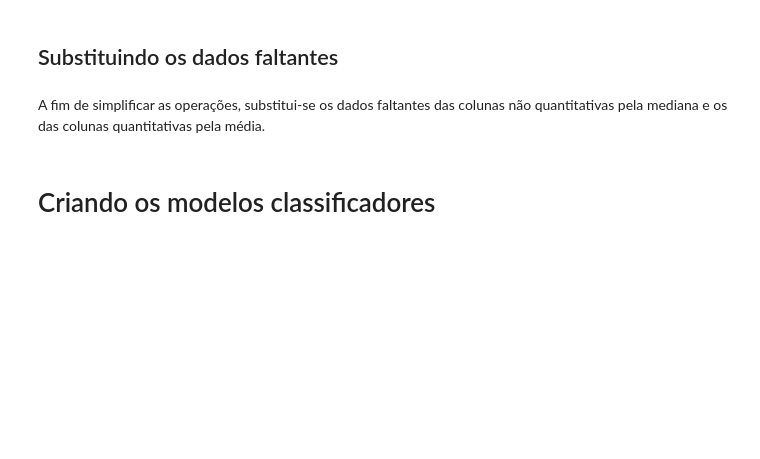
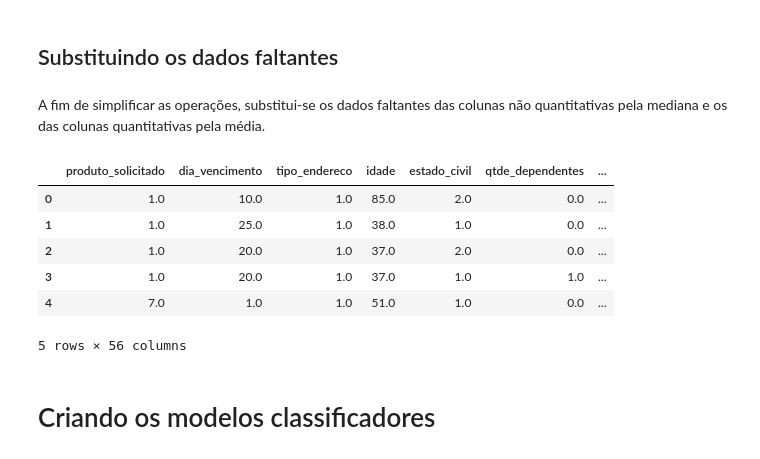
Before and after one commit to leandroassis/aprendizado-de-maquinas, a Jupyter notebook: classificador-de-credito.ipynb, the cells around one changed output. Drawn from its saved outputs; the diff is of its cells as text; code cells hidden in the pictures; blank space fills up the shorter version.

```diff
--- a/classificador-de-credito.ipynb
+++ b/classificador-de-credito.ipynb
@@ -42,9 +44,10 @@ Após gerar os gráficos de todas as colunas do datasets, percebeu-se que existe
 # %%
 #for coluna in dados_treino.columns:
 #     dados_treino.plot.scatter(x=coluna, y='inadimplente')
-
-dados_treino[dados_treino['qtde_dependentes'] > 15] #printa o outlier
-dados_treino = dados_treino.drop(8489)
+# %%
+colunas_com_outlier = ['qtde_dependentes', 'renda_extra', 'valor_patrimonio_pessoal']
+# , 'meses_na_residencia''renda_mensal_regular',
+# meses_no_trabalho sera ignorado
 # %% [markdown]
 # Tratamento de dados
 # %% [markdown]
@@ -130,0 +141,16 @@ Agora, com todos os dados transformados pode-se substituir os valores faltantes
+# %%
+# avaliar apenas em colunas com falsos
+for coluna in colunas_com_outlier:
+    Q1 = np.percentile(dados_treino[coluna], 25,
+                   method = 'midpoint')
+
+    Q3 = np.percentile(dados_treino[coluna], 75,
+                   method = 'midpoint')
+    IQR = Q3 - Q1
+
+    max_ = Q3+1.5*IQR
+    min_ = Q1-1.5*IQR
+
+
+    dados_treino.loc[dados_treino[coluna] < min_, coluna] = np.nan
+    dados_treino.loc[dados_treino[coluna] > max_, coluna] = np.nan
@@ -145,11 +188,21 @@ for coluna in dados_treino.columns:
     if coluna == 'inadimplente':
         continue
     elif coluna in colunas_quantitativas:
-        dados_teste[[coluna]] = dados_teste[[coluna]].fillna(dados_teste.mean())
-        dados_treino[[coluna]] = dados_treino[[coluna]].fillna(dados_treino.mean())
+        dados_teste[[coluna]] = dados_teste[[coluna]].fillna(dados_teste[coluna].mean())
+        dados_treino[[coluna]] = dados_treino[[coluna]].fillna(dados_treino[coluna].mean())
     else:
-        dados_teste[[coluna]] = dados_teste[[coluna]].fillna(dados_teste.median())
-        dados_treino[[coluna]] = dados_treino[[coluna]].fillna(dados_treino.median())
+        dados_teste[[coluna]] = dados_teste[[coluna]].fillna(dados_teste[coluna].median())
+        dados_treino[[coluna]] = dados_treino[[coluna]].fillna(dados_treino[coluna].median())
+# %%
+dados_treino.head()
+# %% [output]
+|  | produto_solicitado | dia_vencimento | tipo_endereco | idade | estado_civil | qtde_dependentes | ... |
+| 0 | 1.0 | 10.0 | 1.0 | 85.0 | 2.0 | 0.0 | ... |
+| 1 | 1.0 | 25.0 | 1.0 | 38.0 | 1.0 | 0.0 | ... |
+| 2 | 1.0 | 20.0 | 1.0 | 37.0 | 2.0 | 0.0 | ... |
+| 3 | 1.0 | 20.0 | 1.0 | 37.0 | 1.0 | 1.0 | ... |
+| 4 | 7.0 | 1.0 | 1.0 | 51.0 | 1.0 | 0.0 | ... |
+5 rows × 56 columns
 # %% [markdown]
 # Criando os modelos classificadores
 # %% [markdown]
```
Also changed, not shown: parts of 29 cells of this notebook, 5 other files.
